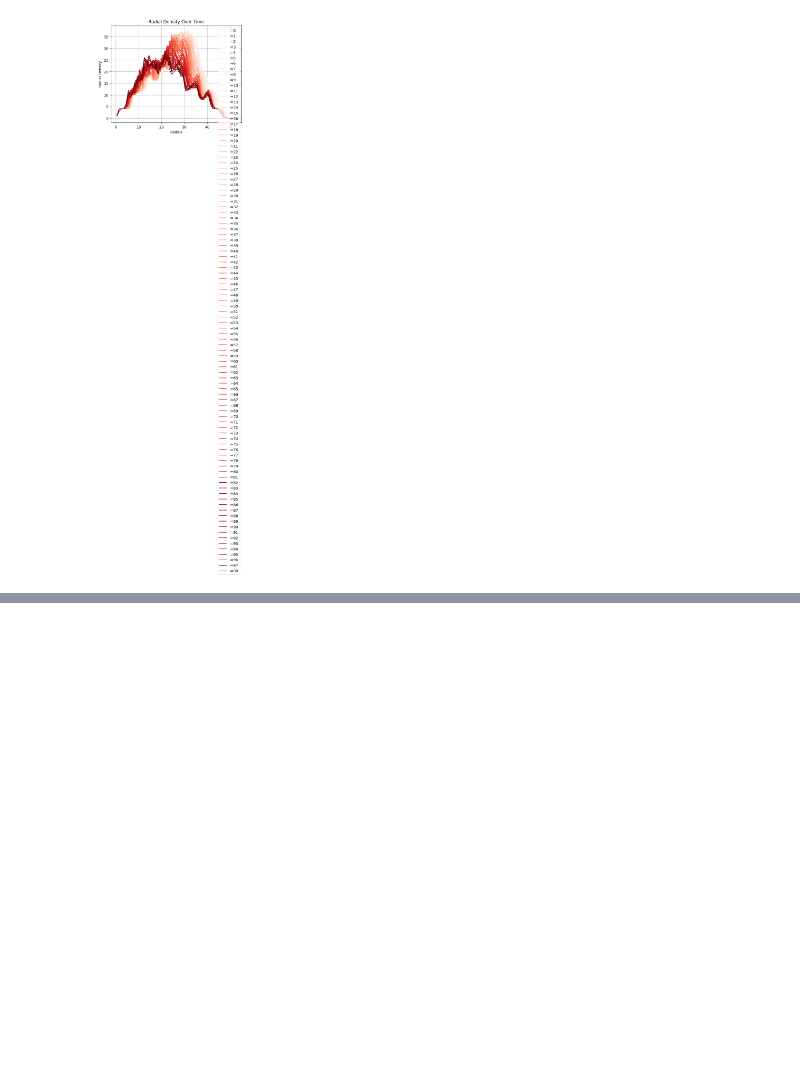
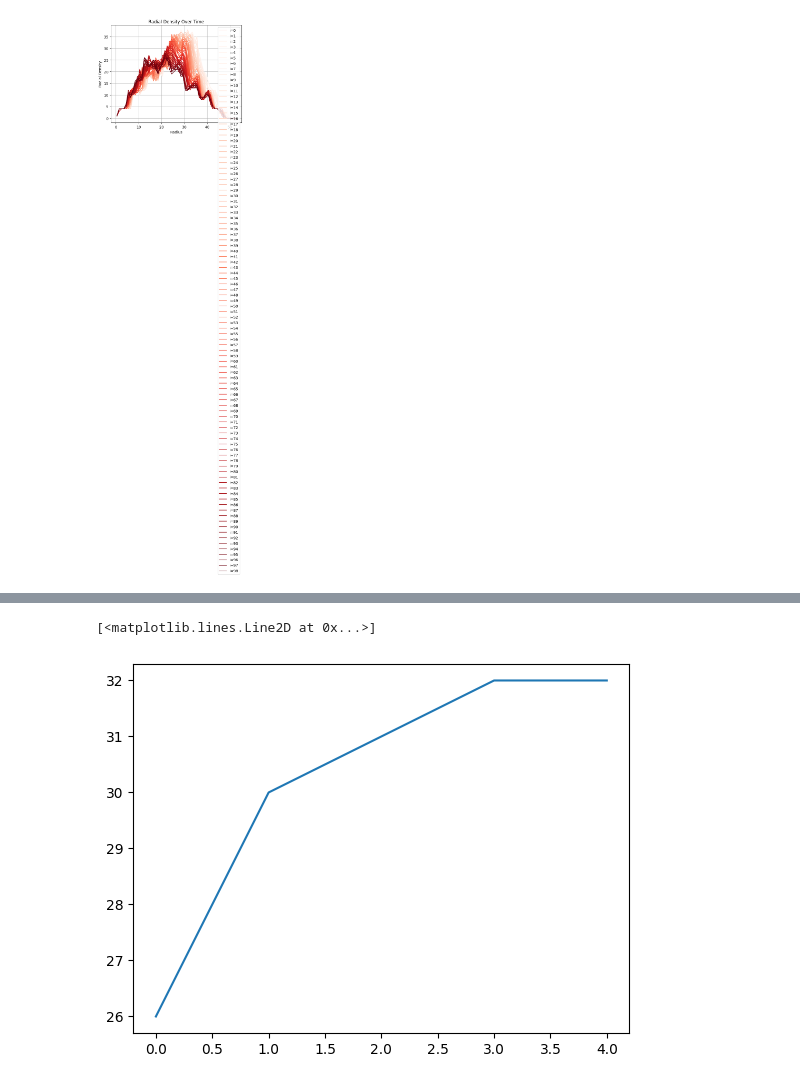
Before and after one commit to kav-kamath/MCF10A_collective_cell_migration, a Jupyter notebook: additional_plotting.ipynb, the cells around one changed output, grey strips where cells are left out. Saved outputs shown, nothing was run; the diff lists cells and outputs as text; code cells hidden in the pictures; blank space fills up the shorter version.

```diff
--- a/additional_plotting.ipynb
+++ b/additional_plotting.ipynb
@@ -183,0 +210,15 @@ animate_cell_simulation(sim_list[20].cell_states, sim_list[20].event_times)
+# %%
+
+counts = []
+
+for i in range(0, len(sim_res)):
+    counts.append(inside_circle_count(sim_res[i].cell_states[99], 37, 37, 17))
+
+counts = np.array(counts)
+event_times = np.array(sim_res[0].event_times)
+k_vals = np.arange(0, len(sim_res))
+
+plt.plot(k_vals, counts)
+# %% [output]
+[<matplotlib.lines.Line2D at 0x...>]
+[figure, added]
```
Also changed, not shown: parts of 2 cells of this notebook, 3 other files.
